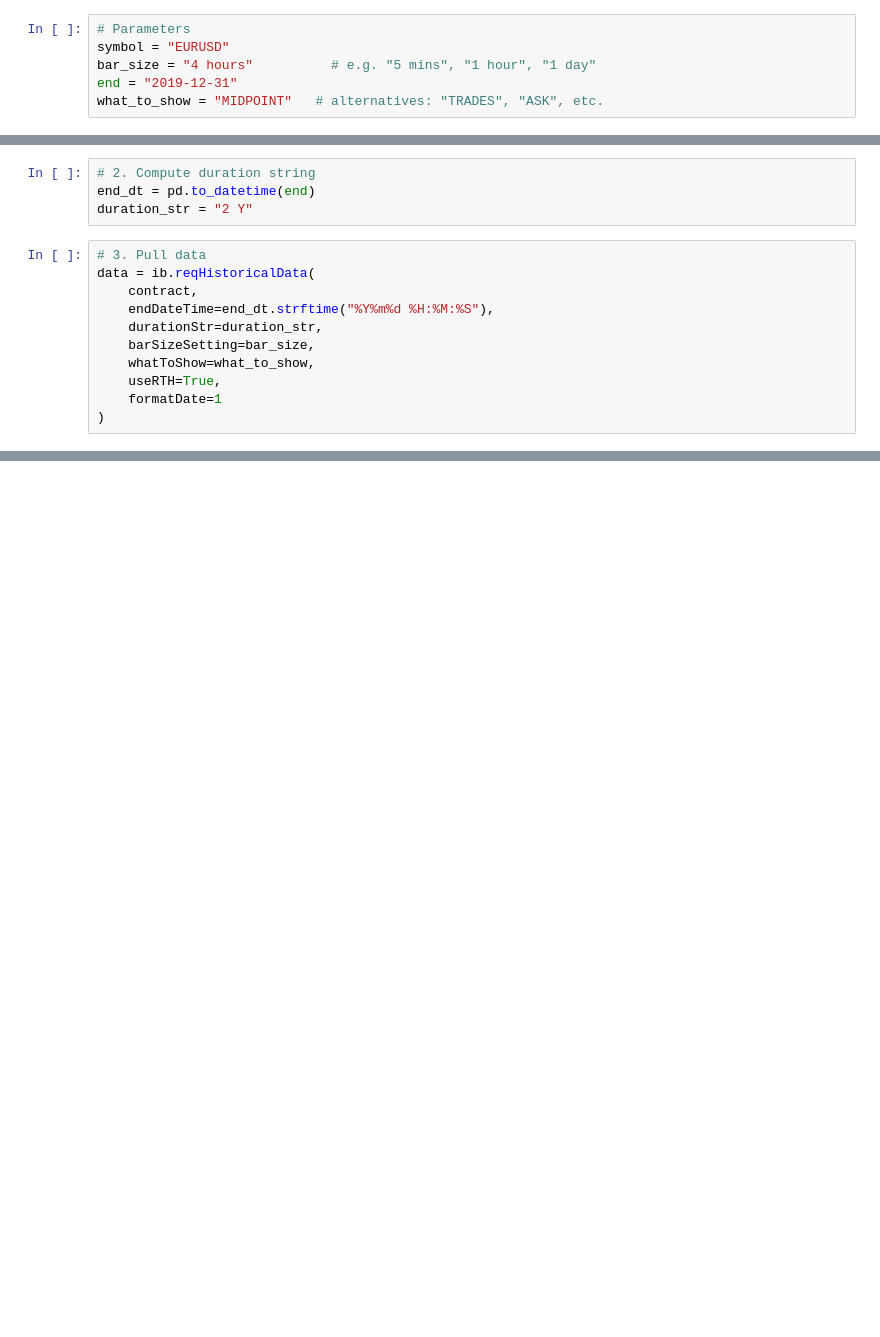
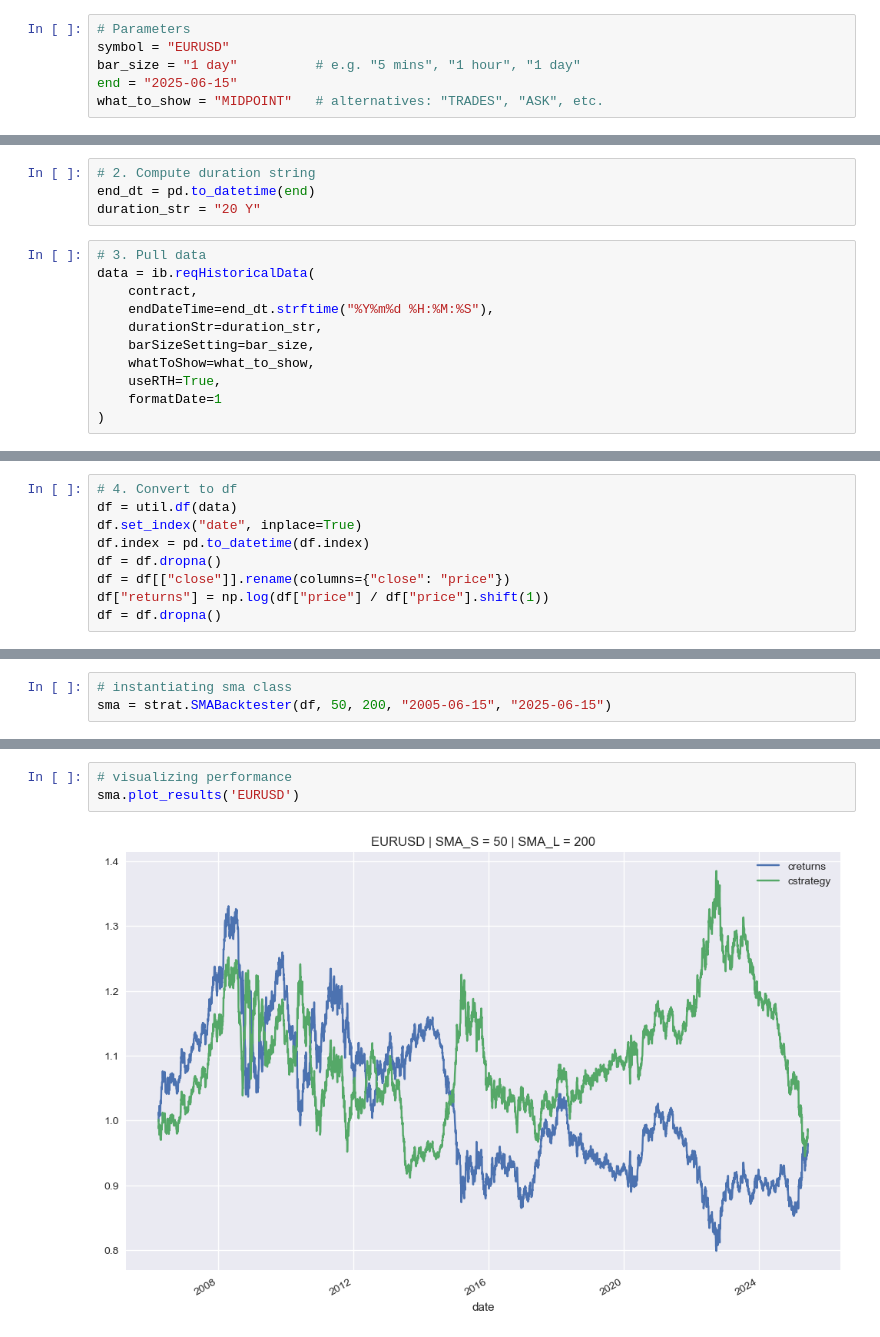
Before and after one commit to dhruvsingh14/Blog, a Jupyter notebook: Blogpost1/run.ipynb, the cells around one changed output, grey strips where cells are left out. Cells and saved outputs as stored; diff of their text form; blank space fills up the shorter version.

```diff
--- a/Blogpost1/run.ipynb
+++ b/Blogpost1/run.ipynb
@@ -21,8 +25,8 @@ ib.connect()
 # %%
 # Parameters
 symbol = "EURUSD"
-bar_size = "4 hours"          # e.g. "5 mins", "1 hour", "1 day"
-end = "2019-12-31"
+bar_size = "1 day"          # e.g. "5 mins", "1 hour", "1 day"
+end = "2025-06-15"
 what_to_show = "MIDPOINT"   # alternatives: "TRADES", "ASK", etc.
 # %%
 # 1. Setup contract
@@ -30,7 +34,7 @@ contract = Forex(symbol)
 # %%
 # 2. Compute duration string
 end_dt = pd.to_datetime(end)
-duration_str = "2 Y"
+duration_str = "20 Y"
 # %%
 # 3. Pull data
 data = ib.reqHistoricalData(
@@ -190,0 +49,9 @@ hit_ratio
+# %%
+# 4. Convert to df
+df = util.df(data)
+df.set_index("date", inplace=True)
+df.index = pd.to_datetime(df.index)
+df = df.dropna()
+df = df[["close"]].rename(columns={"close": "price"})
+df["returns"] = np.log(df["price"] / df["price"].shift(1))
+df = df.dropna()
@@ -190,0 +71,3 @@ hit_ratio
+# %%
+# instantiating sma class
+sma = strat.SMABacktester(df, 50, 200, "2005-06-15", "2025-06-15")
@@ -190,0 +102,5 @@ hit_ratio
+# %%
+# visualizing performance
+sma.plot_results('EURUSD')
+# %% [output]
+[figure, added]
```
Also changed, not shown: parts of 126 cells of this notebook, 33 other files.
